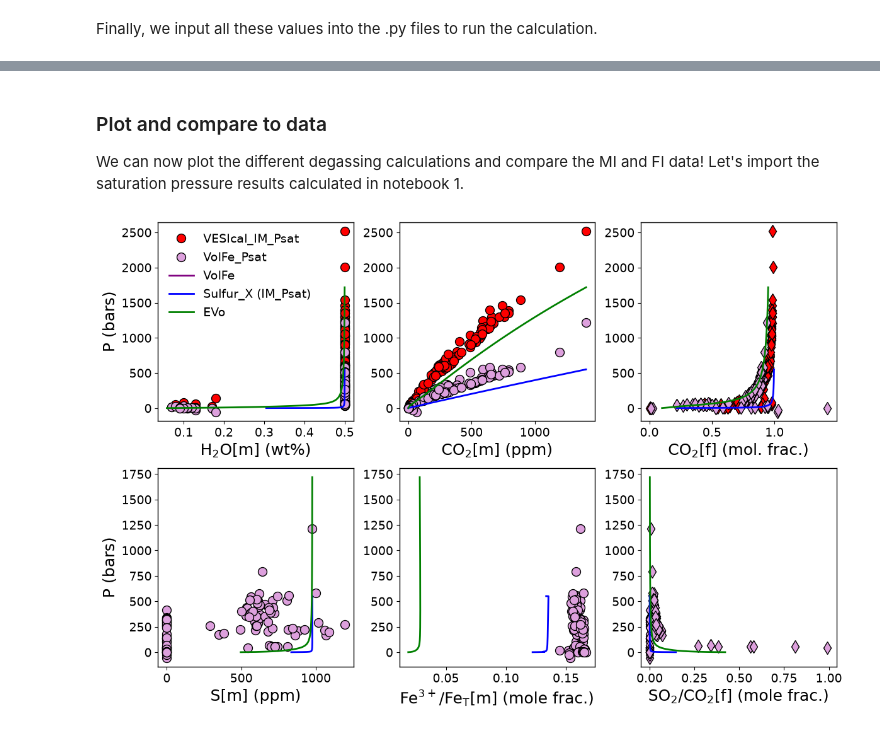
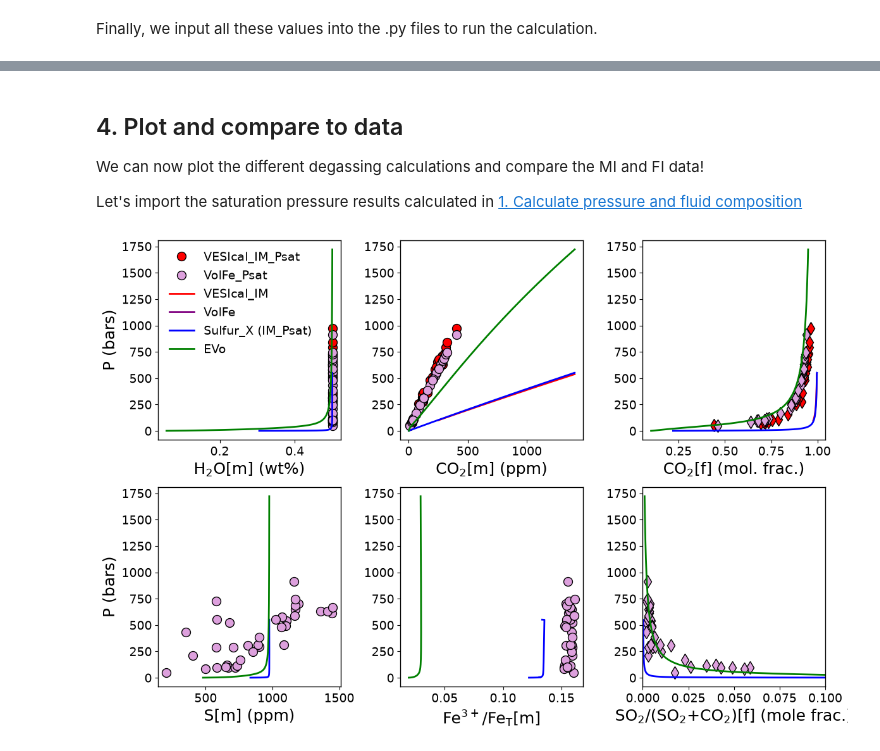
Before and after one commit to eryhughes/workshop_volatiles_goldschmidt2026, a Jupyter notebook: 2_Calculate_Degassing_Paths.ipynb, the cells around one changed output, grey strips where cells are left out. Drawn from its saved outputs; the diff is of its cells as text; code cells hidden in the pictures.

Commit message:
updates to degassing calcs

```diff
--- a/2_Calculate_Degassing_Paths.ipynb
+++ b/2_Calculate_Degassing_Paths.ipynb
@@ -58,7 +52,7 @@ MI = pd.read_csv("output/wieser2021_w_temperatures.csv")
 We choose the MI with the highest CO2 content as the starting point for the degassing calcuations
 # %%
 # row number with highest CO2 content
-row = MI['Total CO2 (PEC-corrected) ppm'].idxmax()
+row = MI['CO2'].idxmax()
 
-print(f"The sample with the highest CO2 content is {row} with {MI['Total CO2 (PEC-corrected) ppm'][row]} ppm")
+print(f"The sample with the highest CO2 content is {row} with {MI['CO2'][row]} wt%")
 # %% [output]
@@ -106,14 +139,14 @@ VolFe requires additional inputs to VESIcal (S and fO2). Again, we'll use the sa
 # %%
 # Define initial melt composition
 sample_vf = ini_comp.copy()
-sample_vf["CO2ppm"] = sample_vf.pop("CO2")
+sample_vf["CO2ppm"] = sample_vf.pop("CO2")*10**4 # convert to ppm
 sample_vf["STppm"] = sample_vf.pop("S_MI_PEC")
-sample_vf["DFMQ"] = DFMQ
+sample_vf["Sample"] = sample_vf.pop('Unnamed:')
 
 sample_vf = pd.DataFrame(sample_vf, index=[0])
 
 # define models
-models_vf = [['water','Basalt_Hughes24'],['carbon dioxide','Basalt_Dixon97'],['sulfide','ONeill21dil'],['sulfate','ONeill22dil']]# IS there any other models and parameters that the users can choose/input? And how?
+models_vf = [['water','Basalt_Hughes24'],['carbon dioxide','MORB_Dixon95'],['sulfide','ONeill21dil'],['sulfate','ONeill22dil']]
 models_vf = vf.make_df_and_add_model_defaults(models_vf)
 # %%
 # run calculation
@@ -416,6 +431,12 @@ env = pd.Series(
 # %%
-df_evo = evo.run_evo(composition, env)
-df_evo
+# run calculation
+results_degas_evo = evo.run_evo(composition, env)
+
+# save your results
+results_degas_evo.to_csv("output/results_degas_evo.csv")
+
+# uncomment the line below to interrogate the resulting dataframe
+#results_degas_evo
 # %% [output]
 Reading in from:
 Output file: None
@@ -471,5 +476,7 @@ The output DataFrame contains one row per pressure step. With `FIND_SATURATION =
 # %% [markdown]
-### Plot and compare to data
+## 4. Plot and compare to data
 
-We can now plot the different degassing calculations and compare the MI and FI data! Let's import the saturation pressure results calculated in notebook 1.
+We can now plot the different degassing calculations and compare the MI and FI data!
+
+Let's import the saturation pressure results calculated in <a href="1_Calculate_Pressure_and_Fluid_Composition.ipynb">1. Calculate pressure and fluid composition</a>
 # %%
@@ -485,54 +503,71 @@ results_pvsat_vf = pd.read_csv("output/results_pvsat_vf.csv")
 # %%
-fig, ((ax1, ax2, ax3),(ax4, ax5, ax6)) = plt.subplots(2, 3, figsize=(12,8))
+fig, ((ax1, ax2, ax3),(ax4, ax5, ax6)) = plt.subplots(2, 3, figsize=(12,8)) # create figure with 2 rows and 3 column panels
 
+# melt compositions as circles, fluid compositions as diamonds
+
+# VESIcal MI results in red from Exercise 1
 df = results_pvsat_vc
 ax1.plot(df['H2O'], df['SaturationP_bars_VESIcal'], 'ok', mfc='red', label = "VESIcal_IM_Psat")
 ax2.plot(df['CO2']*10000, df['SaturationP_bars_VESIcal'], 'ok', mfc='red')
 ax3.plot(df['XCO2_fl_VESIcal'], df['SaturationP_bars_VESIcal'], 'dk', mfc='red')
 
+# VolFe MI results in purple from Exercise 1
 df = results_pvsat_vf
 ax1.plot(df['H2OT-eq_wtpc'], df['P_bar'], 'ok', mfc='plum', label = "VolFe_Psat")
 ax2.plot(df['CO2T-eq_ppmw'], df['P_bar'], 'ok', mfc='plum')
 ax3.plot(df['xgCO2_mf'], df['P_bar'], 'dk', mfc='plum')
-
 ax4.plot(df['ST_ppmw'], df['P_bar'], 'ok', mfc='plum')
 ax5.plot(df['Fe3+/FeT'], df['P_bar'], 'ok', mfc="plum")
-ax6.plot(df['xgSO2_mf']/df['xgCO2_mf'], df['P_bar'], 'dk', mfc='plum')
+ax6.plot(df['xgSO2_mf']/(df['xgCO2_mf']+df['xgSO2_mf']), df['P_bar'], 'dk', mfc='plum')
 
+# DiadFit P + measured FI in orange from Exercise 1
+ax6.plot(df_FI['SO2_Burke_table_pref'], results_P_df['P_kbar']*1000, 'dk', mfc='gold')
 
+# VESIcal degassing results from this exercise in red
+df = results_degas_vc
+ax1.plot(df['H2O_liq'], df['Pressure_bars'], '-', color='red', linewidth=2, label = "VESIcal_IM")
+ax2.plot(df['CO2_liq']*10000, df['Pressure_bars'], '-', color='red', linewidth=2)
+ax3.plot(df['CO2_fl'], df['Pressure_bars'], '-', color='red', linewidth=2)
+
+# VolFe degassing results from this exercise in purple
 df = results_degas_vf
 ax1.plot(df['H2OT-eq_wtpc'], df['P_bar'], '-', color='purple', linewidth=2, label = "VolFe")
 ax2.plot(df['CO2T-eq_ppmw'], df['P_bar'], '-', color='purple', linewidth=2)
 ax3.plot(df['xgCO2_mf'], df['P_bar'], '-', color='purple', linewidth=2)
 ax4.plot(df['ST_ppmw'], df['P_bar'], '-', color='purple', linewidth=4)
 ax5.plot(df['Fe3+/FeT'], df['P_bar'], '-', color='purple', linewidth=4)
-ax6.plot(df['xgSO2_mf']/df['xgCO2_mf'], df['P_bar'], '-', color='purple', linewidth=4)
+ax6.plot(df['xgSO2_mf']/(df['xgCO2_mf']+df['xgSO2_mf']), df['P_bar'], '-', color='purple', linewidth=4)
 
-df = results_degas_sx
+# Sulfur_X results from this exercise in blue
+df = results_degas_sfx
 ax1.plot(df['wH2O_melt'], df['pressure']*10., '-', color='blue', linewidth=2, label = "Sulfur_X (IM_Psat)")
 ax2.plot(df['wCO2_melt'], df['pressure']*10., '-', color='blue', linewidth=2)
 ax3.plot(df['XCO2_fluid'], df['pressure']*10., '-', color='blue', linewidth=2)
 ax4.plot(df['wS_melt'], df['pressure']*10., '-', color='blue', linewidth=2)
 ax5.plot(df['ferric_ratio'], df['pressure']*10., '-', color='blue', linewidth=2)
 ax6.plot(df['XSO2_fluid']/df['XCO2_fluid'], df['pressure']*10., '-', color='blue', linewidth=2)
 
-df = df_evo
+# EVo results from this exercise in green
+df = results_degas_evo
 ax1.plot(df['H2O_melt'], df['P'], '-', color='green', linewidth=2, label = "EVo")
 ax2.plot(df['CO2_melt']*10000, df['P'], '-', color='green', linewidth=2)
 ax3.plot(df['mCO2'], df['P'], '-', color='green', linewidth=2)
 ax4.plot(df['Stot_melt']*10000, df['P'], '-', color='green', linewidth=2)
 ax5.plot(2*df['F']/(2*df['F']+1), df['P'], '-', color='green', linewidth=2)
-ax6.plot(df['mSO2']/df['mCO2'], df['P'], '-', color='green', linewidth=2)
+ax6.plot(df['mSO2']/(df['mCO2']+df['mSO2']), df['P'], '-', color='green', linewidth=2)
 
+# label axes
 ax1.set_ylabel('P (bars)')
 ax1.set_xlabel('H$_2$O[m] (wt%)')
 ax2.set_xlabel('CO$_2$[m] (ppm)')
 ax3.set_xlabel('CO$_2$[f] (mol. frac.)')
 ax4.set_ylabel('P (bars)')
 ax4.set_xlabel('S[m] (ppm)')
-ax5.set_xlabel('Fe$^{3+}$/Fe$_T$[m] (mole frac.)')
-ax6.set_xlabel('SO$_2$/CO$_2$[f] (mole frac.)')
-ax1.legend(frameon=False)
+ax5.set_xlabel('Fe$^{3+}$/Fe$_T$[m]')
+ax6.set_xlabel('SO$_2$/(SO$_2$+CO$_2$)[f] (mole frac.)')
+
+ax6.set_xlim(0,0.1) # axes range in SO2/SO2+CO2 panel
+ax1.legend(frameon=False) # add legend
 plt.tight_layout()
 # %% [output]
-[figure, old version]
+[figure, new version]
```
Also changed, not shown: parts of 37 cells of this notebook.
